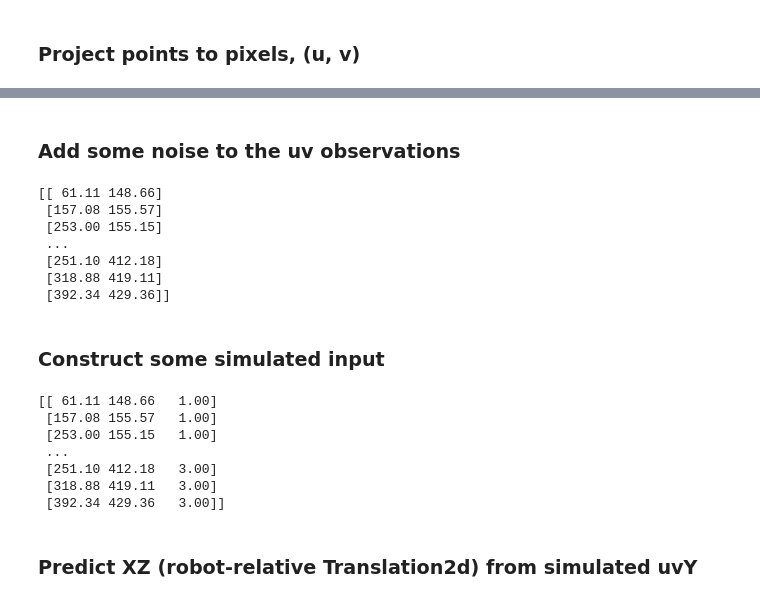
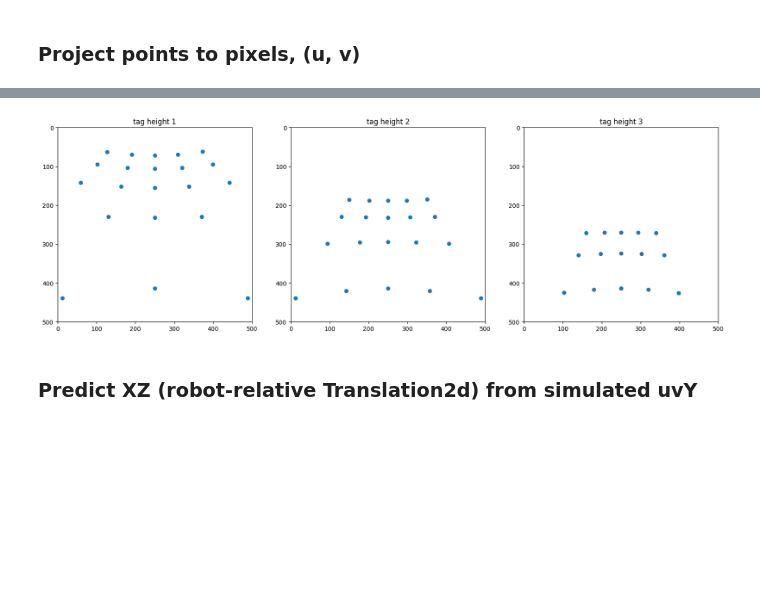
Before and after one commit to Team100/all24, a Jupyter notebook: studies/end_to_end_calibration/validation.ipynb, the cells around one changed output, grey strips where cells are left out. Saved outputs shown, nothing was run; the diff lists cells and outputs as text; code cells hidden in the pictures; blank space fills up the shorter version.

```diff
--- a/studies/end_to_end_calibration/validation.ipynb
+++ b/studies/end_to_end_calibration/validation.ipynb
@@ -16,14 +16,11 @@ np.set_printoptions(precision=2, floatmode='fixed', suppress=True, threshold=10)
 ### Real world points
 # %%
 # +/- 1 meter side to side, 1-3 meters up
-
-X, Y = np.meshgrid(np.linspace(-1, 1, 5), np.linspace(1, 3, 5))
-X, Y = X.reshape(1, -1), Y.reshape(1, -1)
-
-# three meters away
-Z = 3 * np.ones_like(X)
-
-XYZ = np.hstack((X.T,Y.T,Z.T))
-print(XYZ)
-XZ = np.hstack((X.T, Z.T))
-print(XZ)
+# TODO: wpi coords
+x_space = np.linspace(-1, 1, 5)
+y_space = np.linspace(1, 3, 5)
+z_space = np.linspace(1, 5, 5)
+X, Y, Z = np.meshgrid(x_space, y_space, z_space)
+X = X.reshape(1, -1).T
+Y = Y.reshape(1, -1).T
+Z = Z.reshape(1, -1).T
@@ -72,30 +44,35 @@ plt.show()
-# %% [markdown]
-### Add some noise to the uv observations
-# %%
-uv += np.random.normal(0, 5, uv.shape)
-print(uv)
-# %% [output]
-[[ 61.11 148.66]
- [157.08 155.57]
- [253.00 155.15]
- ...
- [251.10 412.18]
- [318.88 419.11]
- [392.34 429.36]]
-# %% [markdown]
-### Construct some simulated input
-# %%
-# each row is a camera sighting
-uvY = np.hstack((uv, Y.T))
-print(uvY)
-# %% [output]
-[[ 61.11 148.66   1.00]
- [157.08 155.57   1.00]
- [253.00 155.15   1.00]
- ...
- [251.10 412.18   3.00]
- [318.88 419.11   3.00]
- [392.34 429.36   3.00]]
+# %%
+XYZ = np.hstack((X, Y, Z))
+U_dist, _ = cv2.projectPoints(XYZ, rvec, tvec, K, distCoeffs)
+uv = U_dist[:, 0]
+
+uvY = np.hstack((uv, Y))
+uvY = uvY[(uv[:, 0] >= 0) & (uv[:, 1] >= 0) & (uv[:, 0] <= 500) & (uv[:, 1] <= 500)]
+
+fig, ax = plt.subplots(1,3, figsize=(20,7))
+
+for i in range(3):
+    tag_height = i + 1
+    uvY_viz = uvY[uvY[:, 2] == tag_height]
+
+    ax[i].scatter(uvY_viz.T[0], uvY_viz.T[1])
+    ax[i].set_title(f"tag height {tag_height}")
+    ax[i].set_aspect("equal")
+    ax[i].set_xlim(0, 500)
+    ax[i].set_ylim(0, 500)
+    ax[i].invert_yaxis() # camera y is positive-down
+# add some realistic noise -- a few pixels worth
+# uv_noisy = uv + np.random.normal(0, 5, uv.shape)
+
+# plt.scatter(uv.T[0], uv.T[1])
+# plt.scatter(uv_noisy.T[0], uv_noisy.T[1])
+
+# plt.gca().set_aspect("equal")
+# plt.xlim(0, 500)
+# plt.ylim(0, 500)
+plt.show()
+# %% [output]
+[figure, added]
 # %% [markdown]
 ### Predict XZ (robot-relative Translation2d)  from simulated uvY
 # %%
```
Also changed, not shown: parts of 7 cells of this notebook.
